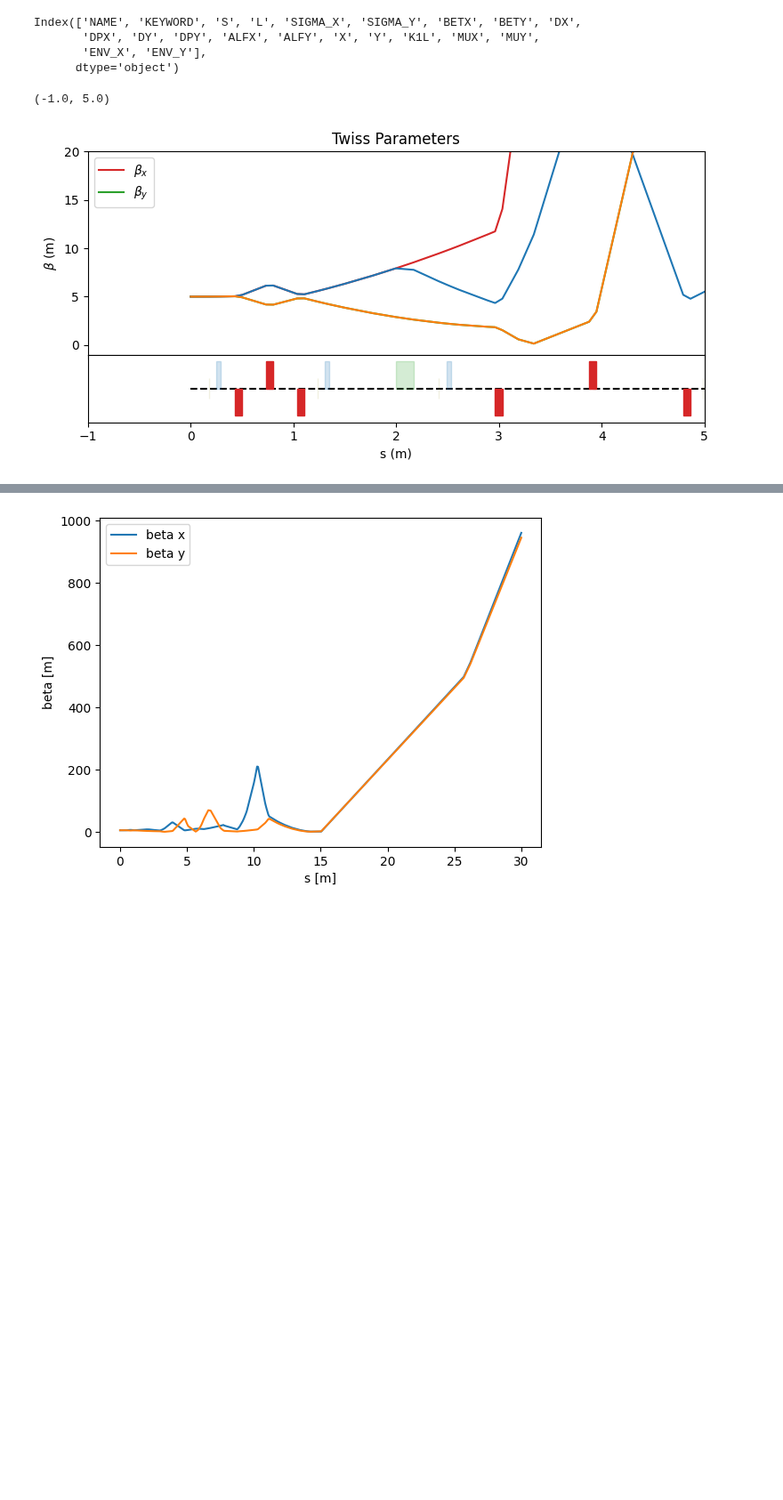
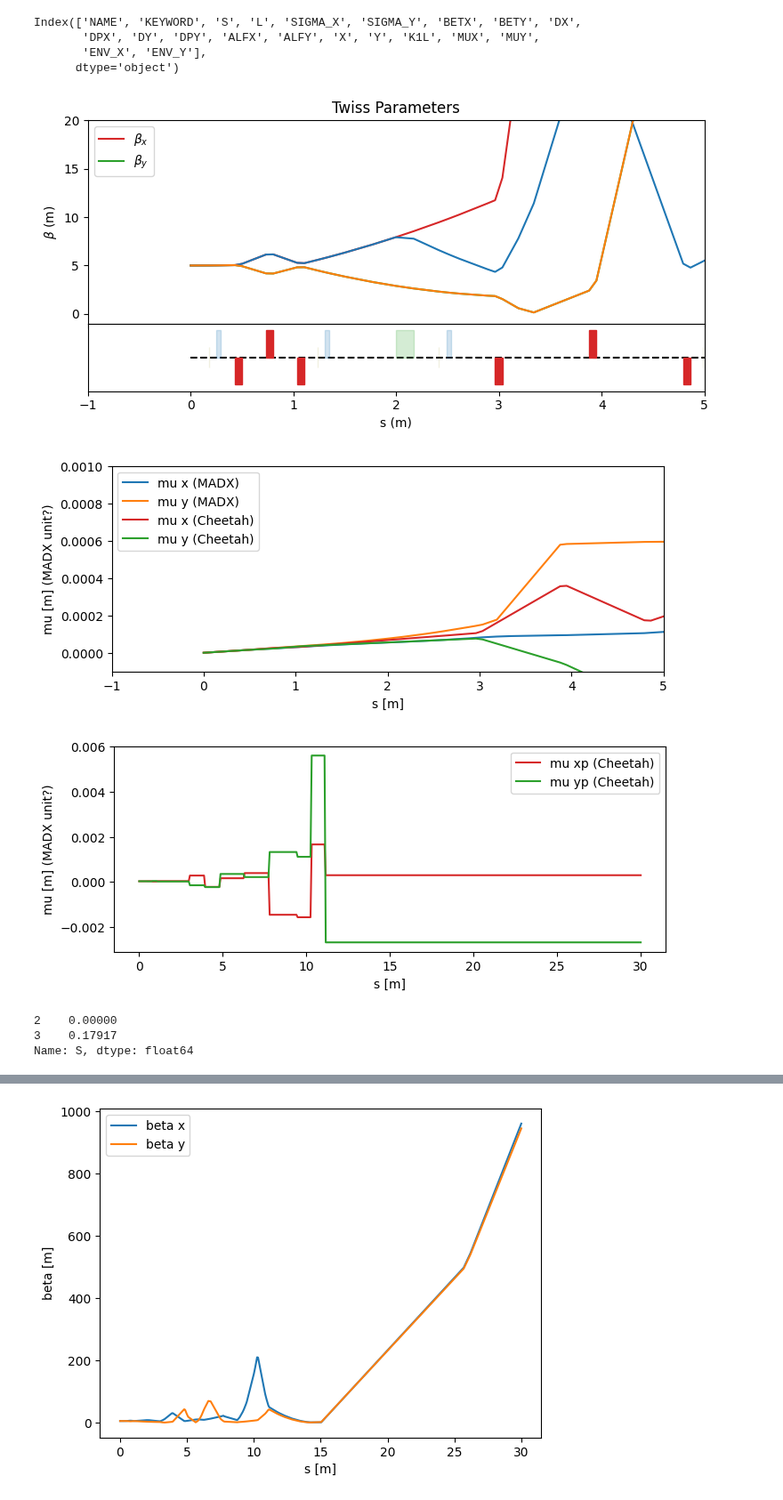
Before and after one commit to RL4AA/rl4aa24-tutorial, a Jupyter notebook: notebooks/load_lattice.ipynb, the cells around one changed output, grey strips where cells are left out. Shown at 89% size. Drawn from its saved outputs; the diff is of its cells as text; code cells hidden in the pictures; blank space fills up the shorter version.

Commit message:
Try to reconstruct angles via mus

```diff
--- a/notebooks/load_lattice.ipynb
+++ b/notebooks/load_lattice.ipynb
@@ -66,31 +66,97 @@ def convert_row_to_element(row) -> cheetah.Element:
     elif row.KEYWORD == "INSTRUMENT":
         return cheetah.Drift(name=sanitized_name, length=torch.as_tensor(row.L))
     elif row.KEYWORD == "RBEND":
         return cheetah.RBend(name=sanitized_name, length=torch.as_tensor(row.L))
     else:
         raise NotImplementedError(f"Unknown element type: {row.KEYWORD}")
 
 
 segment = cheetah.Segment(
     elements=[convert_row_to_element(row) for row in df.itertuples()]
 )
 
+# Fix missing angle for RBEND MBAWV_430100
+segment.MBAWV_430100.angle = torch.as_tensor(0.0)
+
+
 incoming_beam = cheetah.ParameterBeam.from_twiss(
     energy=torch.as_tensor(0.019006870) * 1e12,  # TODO: TeV -> eV ?
     beta_x=torch.as_tensor(df.loc[df.NAME == "TT43$START", "BETX"].values[0]),
     beta_y=torch.as_tensor(df.loc[df.NAME == "TT43$START", "BETY"].values[0]),
     alpha_x=torch.tensor(0.0),
     alpha_y=torch.tensor(0.0),
     emittance_x=torch.as_tensor(0.000000269),  # TODO: Unit?
     emittance_y=torch.as_tensor(0.000000269),  # TODO: Unit?
+).transformed_to(
+    mu_xp=torch.as_tensor(3.18173745604733e-05),
+    mu_yp=torch.as_tensor(3.18173745604733e-05),
 )
 
 segment.plot_twiss_over_lattice(beam=incoming_beam)
 
 plt.gcf().axes[0].plot(df["S"], df["BETX"], label="beta x")
 plt.gcf().axes[0].plot(df["S"], df["BETY"], label="beta y")
 plt.gcf().axes[0].set_ylim(-1, 20)
 plt.gcf().axes[0].set_xlim(-1, 5)
+plt.show()
+
+longitudinal_beams = [incoming_beam]
+s_positions = [0.0]
+for element in segment.elements:
+    if not hasattr(element, "length") or element.length == 0:
+        continue
+
+    outgoing = element.track(longitudinal_beams[-1])
+
+    longitudinal_beams.append(outgoing)
+    s_positions.append(s_positions[-1] + element.length)
+
+plt.figure(figsize=(8, 3))
+plt.plot(df["S"], df["MUX"] * 1e-3, label="mu x (MADX)")
+plt.plot(df["S"], df["MUY"] * 1e-3, label="mu y (MADX)")
+plt.plot(
+    s_positions,
+    [beam.mu_x for beam in longitudinal_beams],
+    label="mu x (Cheetah)",
+    c="tab:red",
+)
+plt.plot(
+    s_positions,
+    [beam.mu_y for beam in longitudinal_beams],
+    label="mu y (Cheetah)",
+    c="tab:green",
+)
+plt.xlabel("s [m]")
+plt.ylabel("mu [m] (MADX unit?)")
+plt.xlim(-1, 5)
+plt.ylim(-0.1e-3, 1.0e-3)
+plt.legend()
+plt.show()
+
+plt.figure(figsize=(8, 3))
+plt.plot(
+    s_positions,
+    [beam.mu_xp for beam in longitudinal_beams],
+    label="mu xp (Cheetah)",
+    c="tab:red",
+)
+plt.plot(
+    s_positions,
+    [beam.mu_yp for beam in longitudinal_beams],
+    label="mu yp (Cheetah)",
+    c="tab:green",
+)
+plt.xlabel("s [m]")
+plt.ylabel("mu [m] (MADX unit?)")
+plt.legend()
+plt.show()
 # %% [output]
-(-1.0, 5.0)
 [figure]
+[figure, added]
+[figure, added]
+# %%
+df["S"].iloc[1:3]
+# %% [output]
+2    0.00000
+3    0.17917
+Name: S, dtype: float64
```
Also changed, not shown: parts of 4 cells of this notebook.
